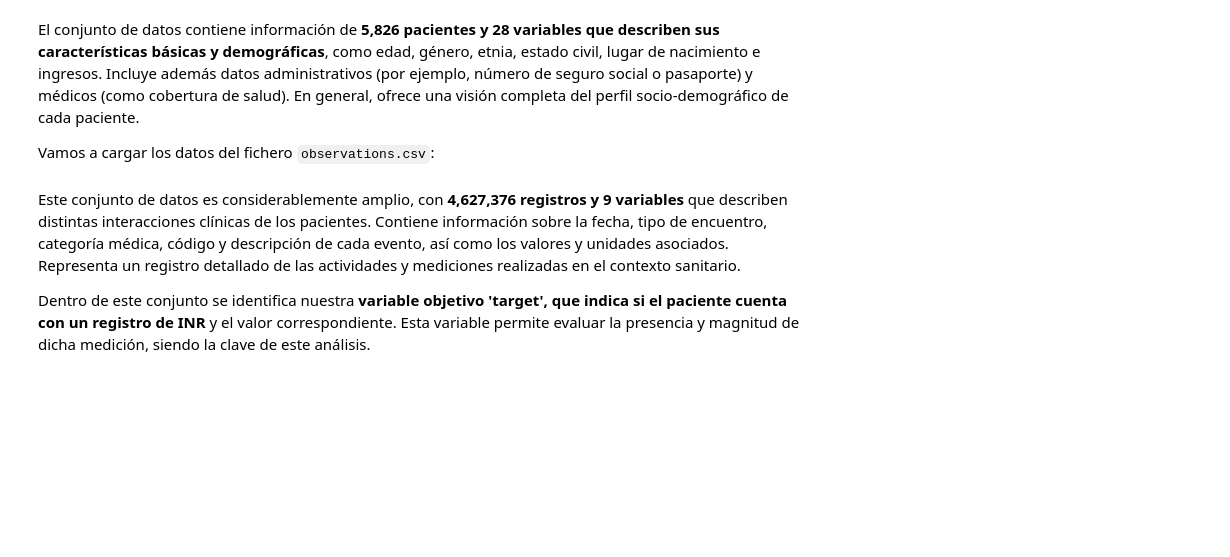
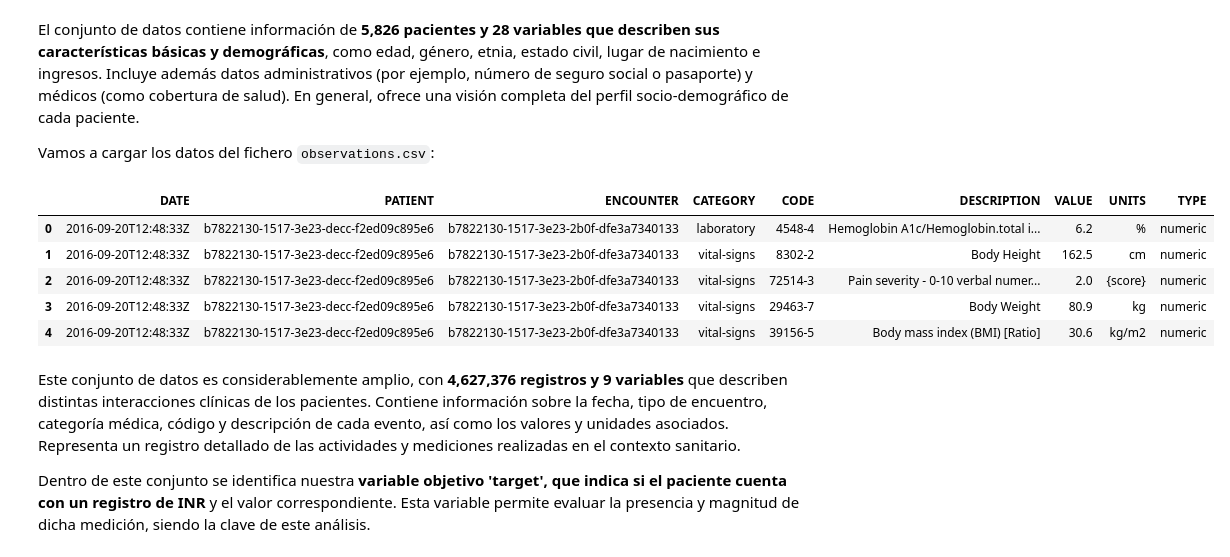
Before and after one commit to anavagi/anticoagulant-patology-analysis, a Jupyter notebook: Exploration_and_Classification.ipynb, the cells around one changed output. Drawn from its saved outputs; the diff is of its cells as text; code cells hidden in the pictures; blank space fills up the shorter version.

Commit message:
exploration data

```diff
--- a/Exploration_and_Classification.ipynb
+++ b/Exploration_and_Classification.ipynb
@@ -174,9 +174,16 @@ El conjunto de datos contiene información de **5,826 pacientes y 28 variables q
 
 Vamos a cargar los datos del fichero `observations.csv`:
 # %%
-df_observations = pd.read_csv("output/csv/observations.csv")
+df_observations = pd.read_csv("data/observations.csv")
 df_observations.head()
 #df_observations.info()
+# %% [output]
+|  | DATE | PATIENT | ENCOUNTER | CATEGORY | CODE | DESCRIPTION | VALUE | UNITS | TYPE |
+| 0 | 2016-09-20T12:48:33Z | b7822130-1517-3e23-decc-f2ed09c895e6 | b7822130-1517-3e23-2b0f-dfe3a7340133 | laboratory | 4548-4 | Hemoglobin A1c/Hemoglobin.total i... | 6.2 | % | numeric |
+| 1 | 2016-09-20T12:48:33Z | b7822130-1517-3e23-decc-f2ed09c895e6 | b7822130-1517-3e23-2b0f-dfe3a7340133 | vital-signs | 8302-2 | Body Height | 162.5 | cm | numeric |
+| 2 | 2016-09-20T12:48:33Z | b7822130-1517-3e23-decc-f2ed09c895e6 | b7822130-1517-3e23-2b0f-dfe3a7340133 | vital-signs | 72514-3 | Pain severity - 0-10 verbal numer... | 2.0 | {score} | numeric |
+| 3 | 2016-09-20T12:48:33Z | b7822130-1517-3e23-decc-f2ed09c895e6 | b7822130-1517-3e23-2b0f-dfe3a7340133 | vital-signs | 29463-7 | Body Weight | 80.9 | kg | numeric |
+| 4 | 2016-09-20T12:48:33Z | b7822130-1517-3e23-decc-f2ed09c895e6 | b7822130-1517-3e23-2b0f-dfe3a7340133 | vital-signs | 39156-5 | Body mass index (BMI) [Ratio] | 30.6 | kg/m2 | numeric |
 # %% [markdown]
 Este conjunto de datos es considerablemente amplio, con **4,627,376 registros y 9 variables** que describen distintas interacciones clínicas de los pacientes. Contiene información sobre la fecha, tipo de encuentro, categoría médica, código y descripción de cada evento, así como los valores y unidades asociados. Representa un registro detallado de las actividades y mediciones realizadas en el contexto sanitario.
 
```
Also changed, not shown: parts of 20 cells of this notebook.
